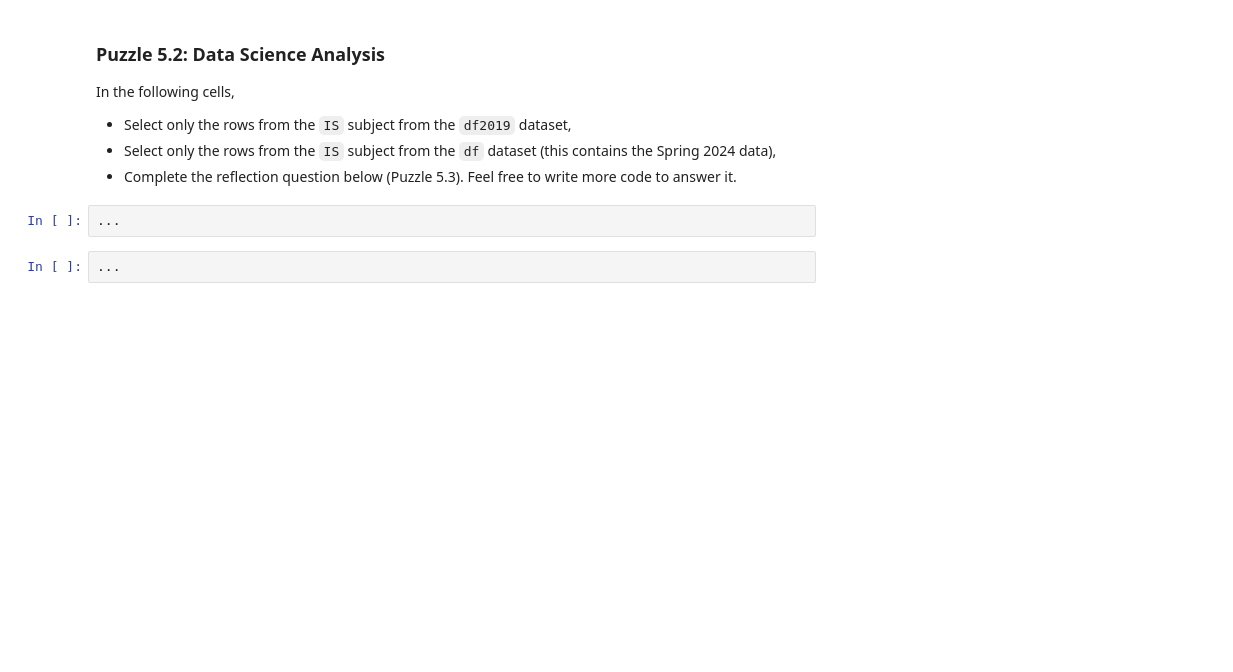
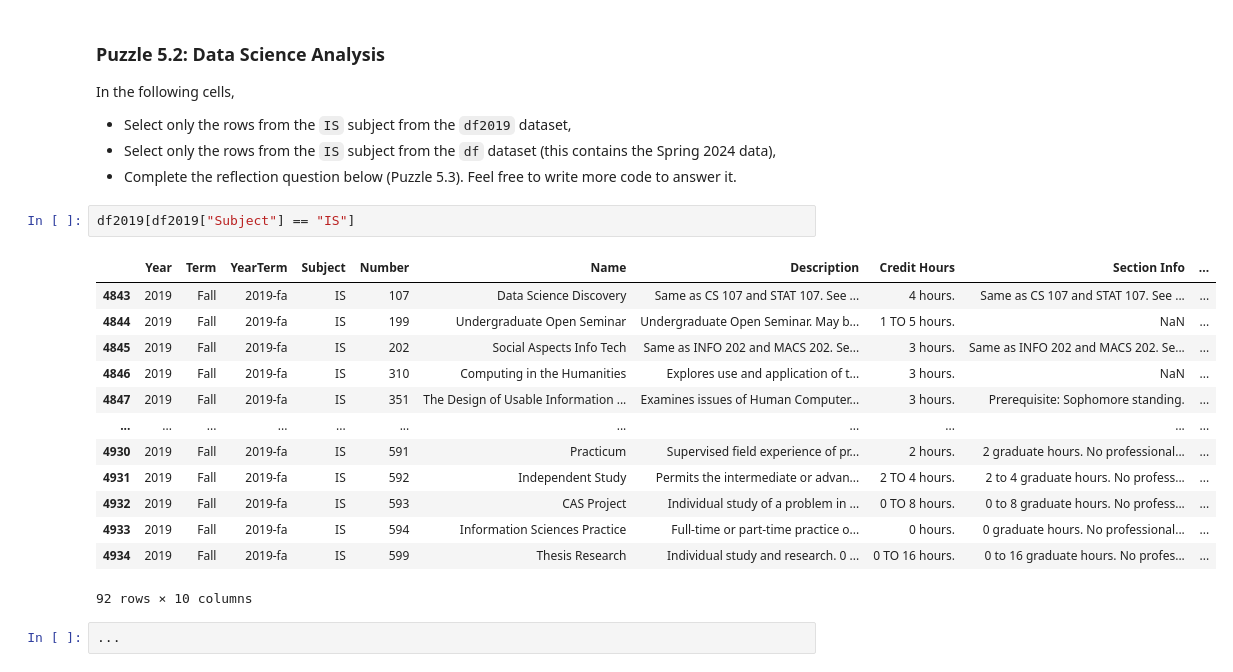
Before and after one commit to pdesire-20/Lab6, a Jupyter notebook: lab_pandas.ipynb, the cells around one changed output. Saved outputs shown, nothing was run; the diff lists cells and outputs as text; blank space fills up the shorter version.

```diff
--- a/lab_pandas.ipynb
+++ b/lab_pandas.ipynb
@@ -220,8 +337,22 @@ In the following cells,
 - Select only the rows from the `IS` subject from the `df2019` dataset,
 - Select only the rows from the `IS` subject from the `df` dataset (this contains the Spring 2024 data),
 - Complete the reflection question below (Puzzle 5.3).  Feel free to write more code to answer it.
-# %%
-...
+# %%
+df2019[df2019["Subject"] == "IS"]
+# %% [output]
+|  | Year | Term | YearTerm | Subject | Number | Name | Description | Credit Hours | Section Info | ... |
+| 4843 | 2019 | Fall | 2019-fa | IS | 107 | Data Science Discovery | Same as CS 107 and STAT 107. See ... | 4 hours. | Same as CS 107 and STAT 107. See ... | ... |
+| 4844 | 2019 | Fall | 2019-fa | IS | 199 | Undergraduate Open Seminar | Undergraduate Open Seminar. May b... | 1 TO 5 hours. | NaN | ... |
+| 4845 | 2019 | Fall | 2019-fa | IS | 202 | Social Aspects Info Tech | Same as INFO 202 and MACS 202. Se... | 3 hours. | Same as INFO 202 and MACS 202. Se... | ... |
+| 4846 | 2019 | Fall | 2019-fa | IS | 310 | Computing in the Humanities | Explores use and application of t... | 3 hours. | NaN | ... |
+| 4847 | 2019 | Fall | 2019-fa | IS | 351 | The Design of Usable Information ... | Examines issues of Human Computer... | 3 hours. | Prerequisite: Sophomore standing. | ... |
+| ... | ... | ... | ... | ... | ... | ... | ... | ... | ... | ... |
+| 4930 | 2019 | Fall | 2019-fa | IS | 591 | Practicum | Supervised field experience of pr... | 2 hours. | 2 graduate hours. No professional... | ... |
+| 4931 | 2019 | Fall | 2019-fa | IS | 592 | Independent Study | Permits the intermediate or advan... | 2 TO 4 hours. | 2 to 4 graduate hours. No profess... | ... |
+| 4932 | 2019 | Fall | 2019-fa | IS | 593 | CAS Project | Individual study of a problem in ... | 0 TO 8 hours. | 0 to 8 graduate hours. No profess... | ... |
+| 4933 | 2019 | Fall | 2019-fa | IS | 594 | Information Sciences Practice | Full-time or part-time practice o... | 0 hours. | 0 graduate hours. No professional... | ... |
+| 4934 | 2019 | Fall | 2019-fa | IS | 599 | Thesis Research | Individual study and research. 0 ... | 0 TO 16 hours. | 0 to 16 graduate hours. No profes... | ... |
+92 rows × 10 columns
 # %%
 ...
 # %%
```
Also changed, not shown: parts of 21 cells of this notebook.
